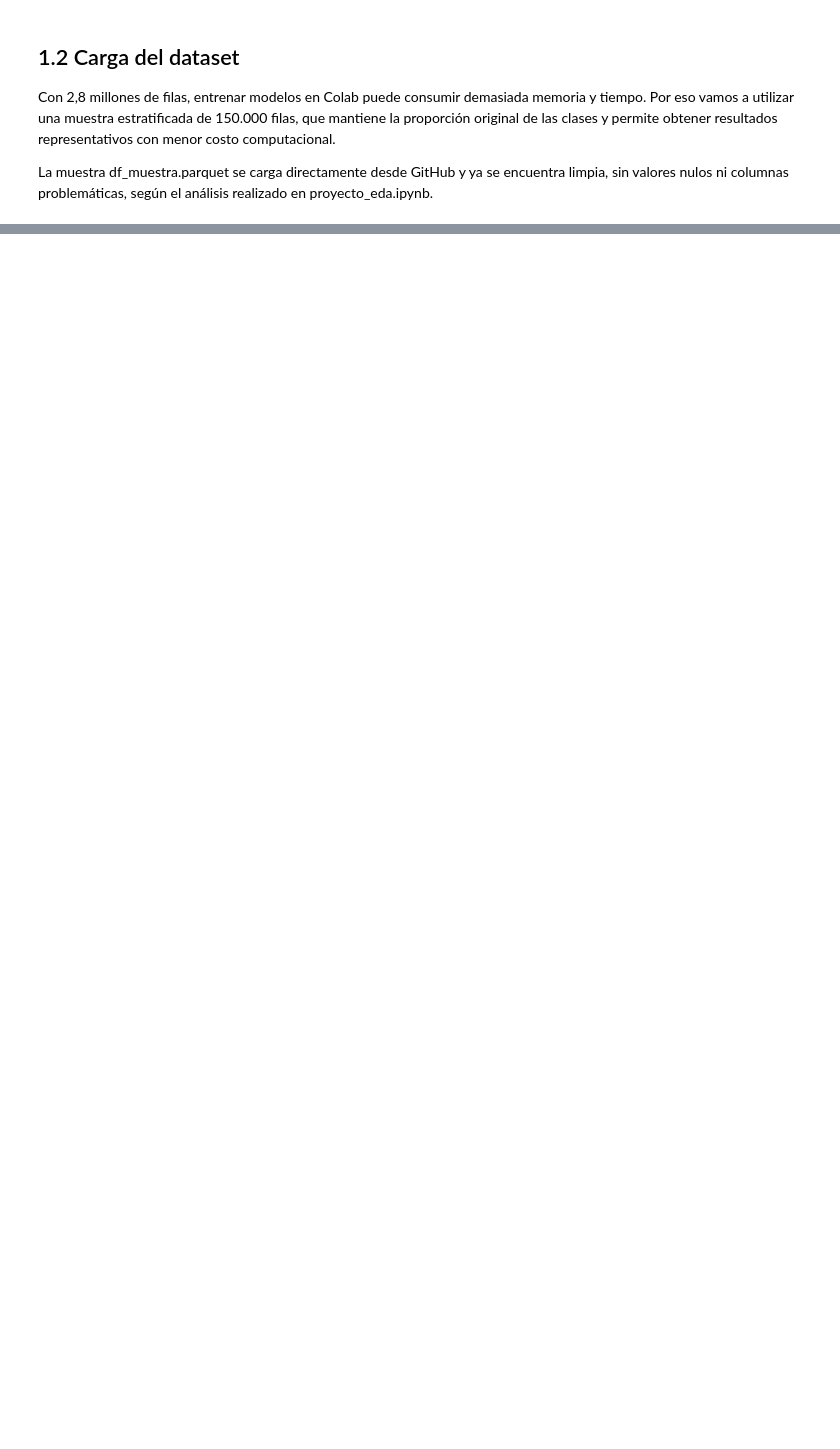
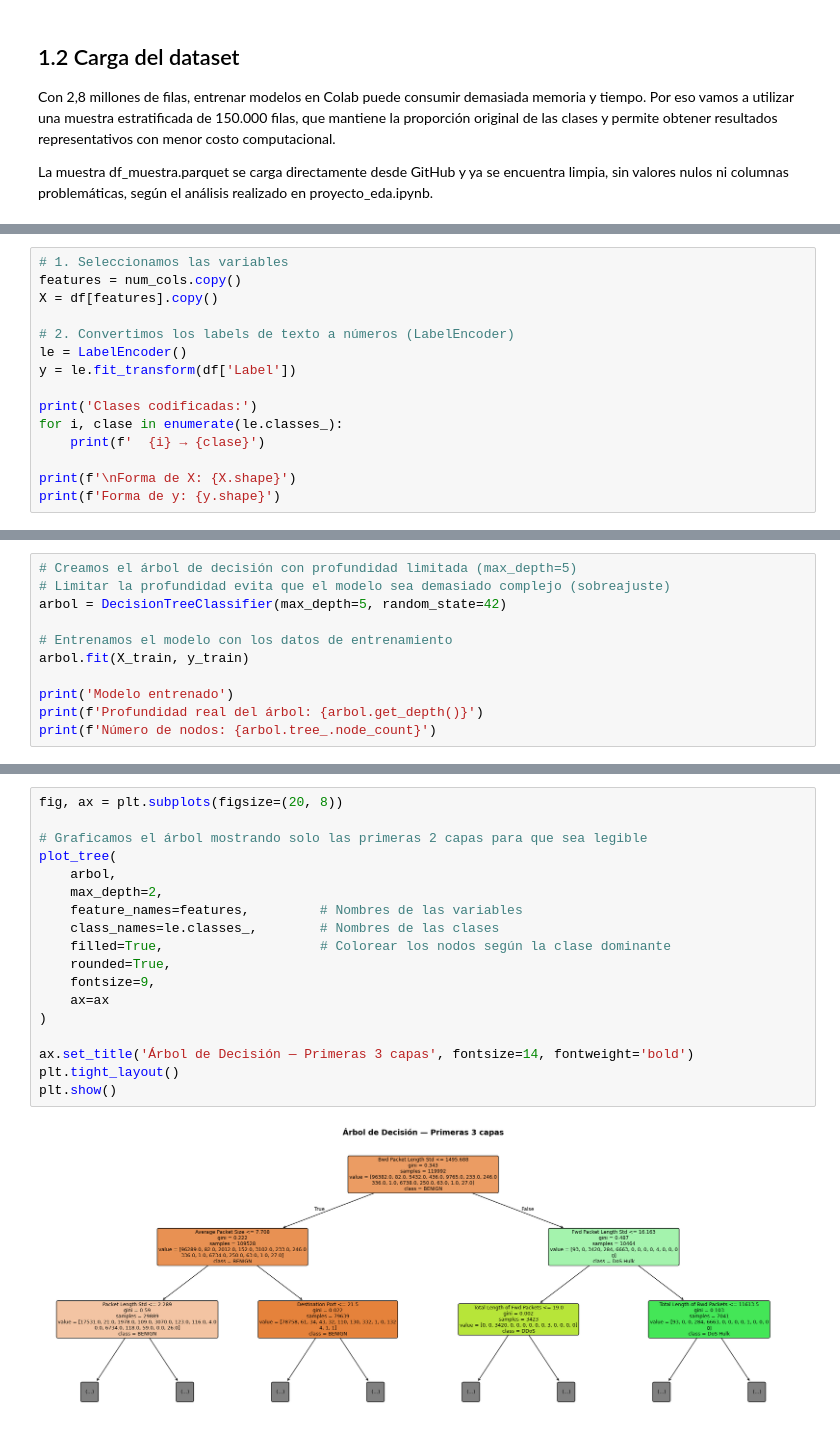
Before and after one commit to jotaeleb/tif-ciencias-de-datos, a Jupyter notebook: notebooks/proyecto_entrenamiento.ipynb, the cells around one changed output, grey strips where cells are left out. Cells and saved outputs as stored; diff of their text form; blank space fills up the shorter version.

Commit message:
Primera iteración con Árbol de decisión

```diff
--- a/notebooks/proyecto_entrenamiento.ipynb
+++ b/notebooks/proyecto_entrenamiento.ipynb
@@ -73,0 +86,15 @@ print(f'BENIGN: {(df["Label"] == "BENIGN").mean()*100:.2f}%')
+# %%
+# 1. Seleccionamos las variables
+features = num_cols.copy()
+X = df[features].copy()
+
+# 2. Convertimos los labels de texto a números (LabelEncoder)
+le = LabelEncoder()
+y = le.fit_transform(df['Label'])
+
+print('Clases codificadas:')
+for i, clase in enumerate(le.classes_):
+    print(f'  {i} → {clase}')
+
+print(f'\nForma de X: {X.shape}')
+print(f'Forma de y: {y.shape}')
@@ -73,0 +188,11 @@ print(f'BENIGN: {(df["Label"] == "BENIGN").mean()*100:.2f}%')
+# %%
+# Creamos el árbol de decisión con profundidad limitada (max_depth=5)
+# Limitar la profundidad evita que el modelo sea demasiado complejo (sobreajuste)
+arbol = DecisionTreeClassifier(max_depth=5, random_state=42)
+
+# Entrenamos el modelo con los datos de entrenamiento
+arbol.fit(X_train, y_train)
+
+print('Modelo entrenado')
+print(f'Profundidad real del árbol: {arbol.get_depth()}')
+print(f'Número de nodos: {arbol.tree_.node_count}')
@@ -73,0 +205,20 @@ print(f'BENIGN: {(df["Label"] == "BENIGN").mean()*100:.2f}%')
+# %%
+fig, ax = plt.subplots(figsize=(20, 8))
+
+# Graficamos el árbol mostrando solo las primeras 2 capas para que sea legible
+plot_tree(
+    arbol,
+    max_depth=2,
+    feature_names=features,         # Nombres de las variables
+    class_names=le.classes_,        # Nombres de las clases
+    filled=True,                    # Colorear los nodos según la clase dominante
+    rounded=True,
+    fontsize=9,
+    ax=ax
+)
+
+ax.set_title('Árbol de Decisión — Primeras 3 capas', fontsize=14, fontweight='bold')
+plt.tight_layout()
+plt.show()
+# %% [output]
+[figure, added]
```
Also changed, not shown: parts of 20 cells of this notebook.
